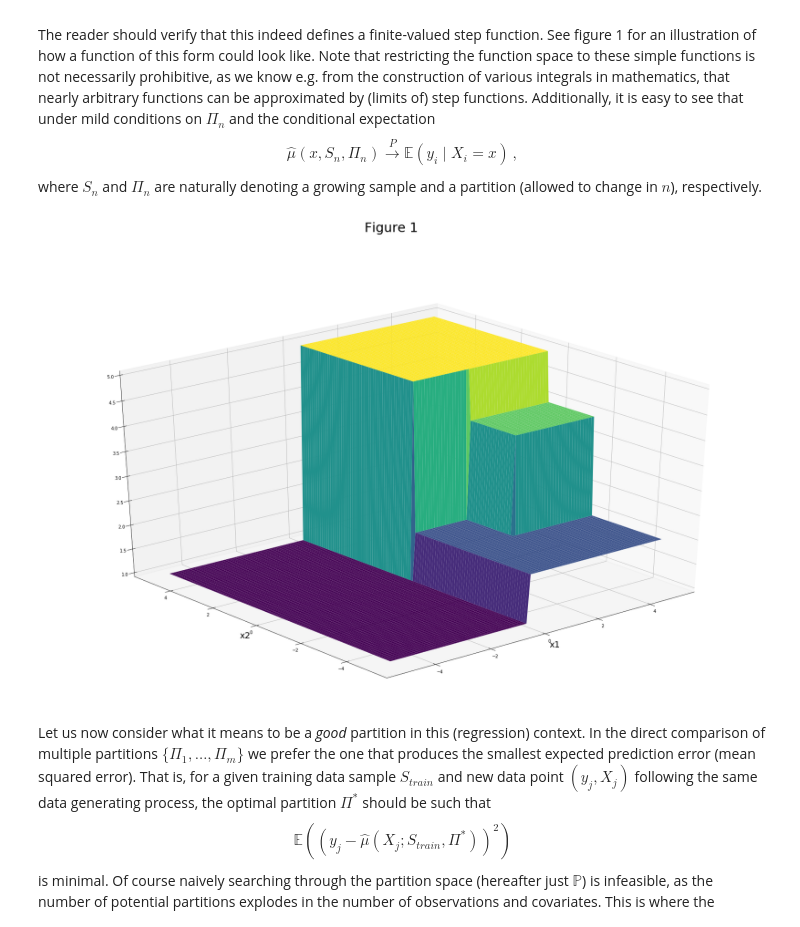
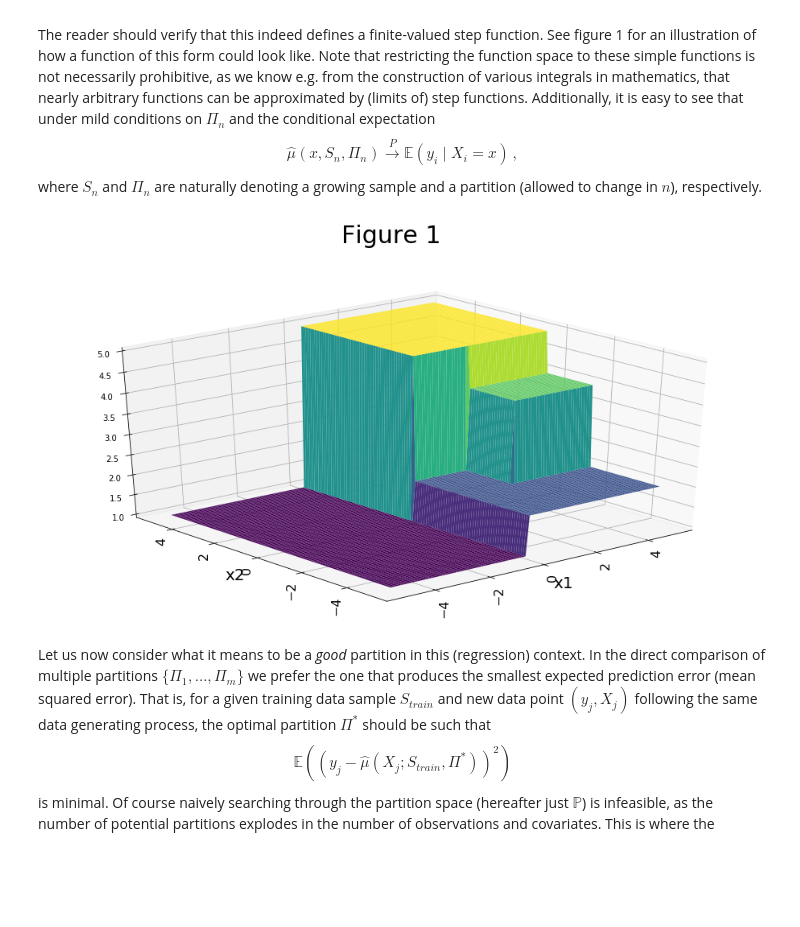
Before and after one commit to timmens/student-project-timmens, a Jupyter notebook: causal_tree/causal_tree.ipynb, the cells around one changed output. Drawn from its saved outputs; the diff is of its cells as text; code cells hidden in the pictures; blank space fills up the shorter version.

```diff
--- a/causal_tree/causal_tree.ipynb
+++ b/causal_tree/causal_tree.ipynb
@@ -38,9 +38,9 @@ $$\hat{\mu}(x; S, \Pi) := \frac{1}{\mid \mathcal{I}(x, \Pi, S) \mid} \sum_{i \in
 The reader should verify that this indeed defines a finite-valued step function. See figure 1 for an illustration of how a function of this form could look like. Note that restricting the function space to these simple functions is not necessarily prohibitive, as we know e.g. from the construction of various integrals in mathematics, that nearly arbitrary functions can be approximated by (limits of) step functions. Additionally, it is easy to see that under mild conditions on $\Pi_n$ and the conditional expectation
 $$\hat{\mu}(x, S_n, \Pi_n) \overset{P}{\longrightarrow} \mathbb{E}(y_i \mid X_i = x) \,,$$ where $S_n$ and $\Pi_n$ are naturally denoting a growing sample and a partition (allowed to change in $n$), respectively.
 # %%
-plot_figure1(width=50, height=18)
+plot_figure1(width=16, height=8)
 # %% [output]
-[figure, old version]
+[figure, new version]
 # %% [markdown]
 Let us now consider what it means to be a *good* partition in this (regression) context. In the direct comparison of multiple partitions $\{\Pi_1, \dots, \Pi_m\}$ we prefer the one that produces the smallest expected prediction error (mean squared error). That is, for a given training data sample $S_{train}$ and new data point $(y_j, X_j)$ following the same data generating process, the optimal partition $\Pi^*$ should be such that
 $$\mathbb{E}\left(\left(y_j - \hat{\mu}(X_j; S_{train}, \Pi^*) \right)^2 \right)$$
```
Also changed, not shown: parts of 23 cells of this notebook, 5 other files.
